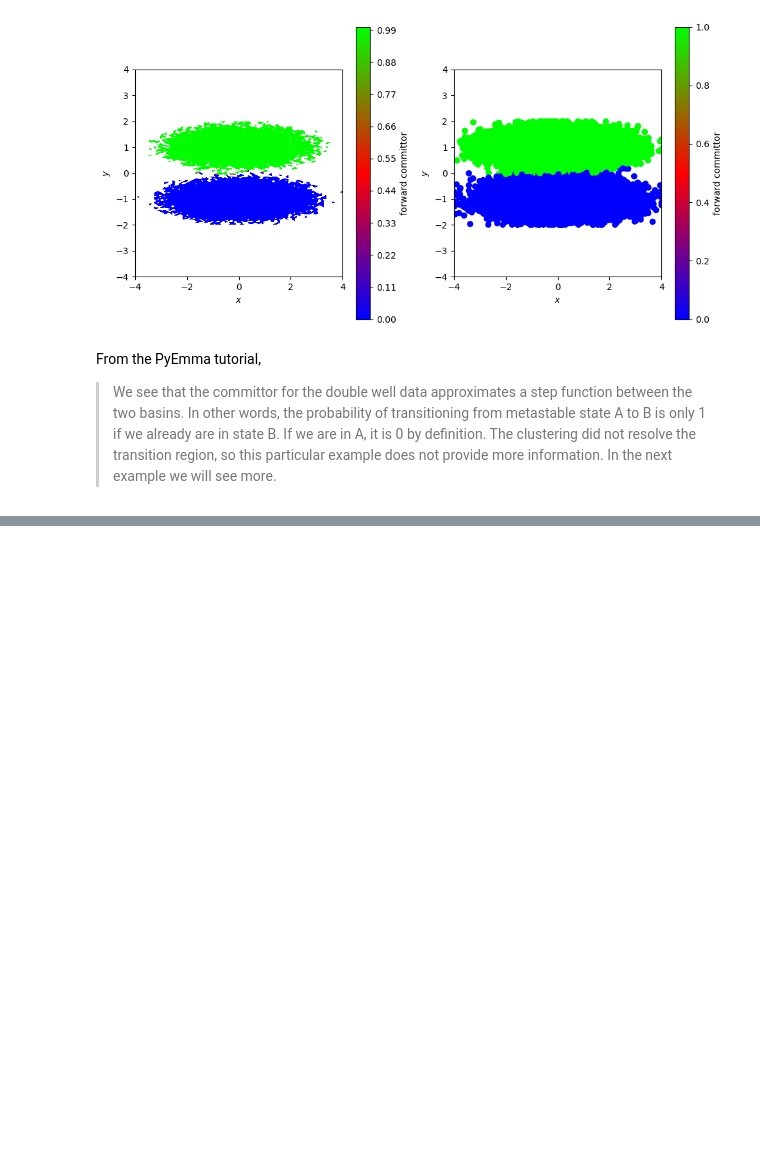
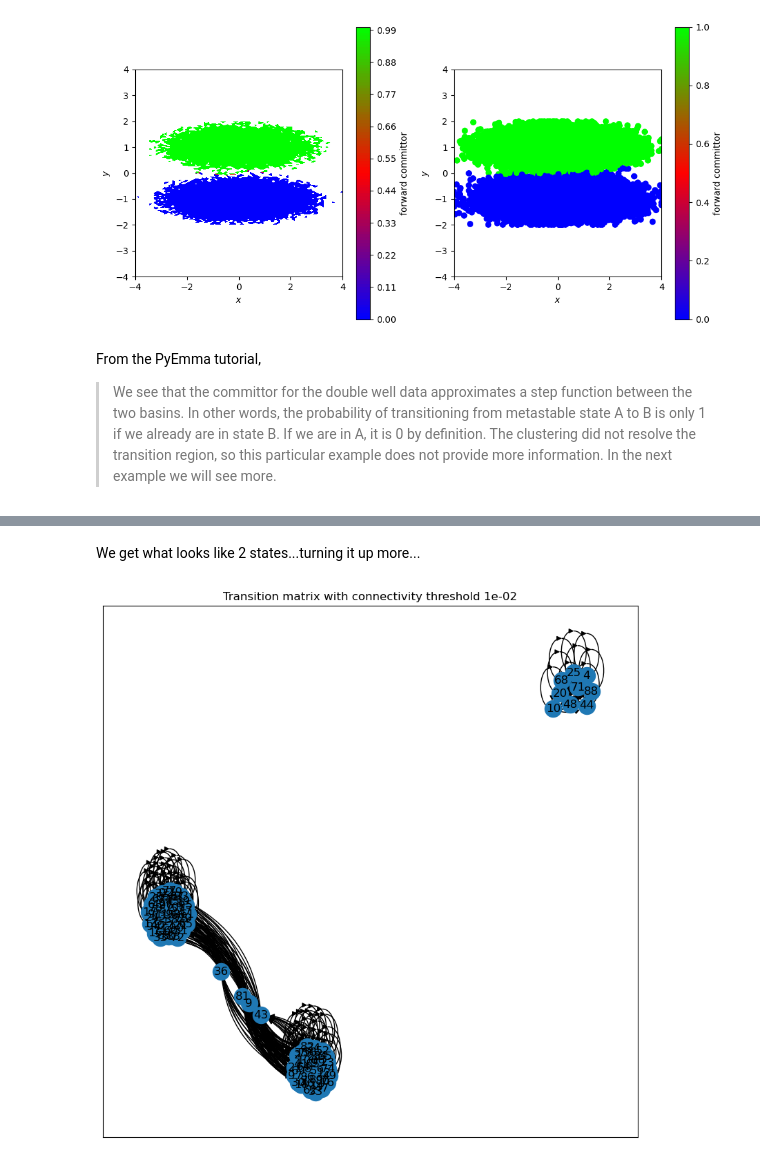
Before and after one commit to Mansbach-Lab/deeptimeMSMs, a Jupyter notebook: step4-PCCA-and-TPT.ipynb, the cells around one changed output, grey strips where cells are left out. Drawn from its saved outputs; the diff is of its cells as text; code cells hidden in the pictures; blank space fills up the shorter version.

```diff
--- a/step4-PCCA-and-TPT.ipynb
+++ b/step4-PCCA-and-TPT.ipynb
@@ -906,0 +996,24 @@ From the PyEmma tutorial,
+# %% [markdown]
+We get what looks like 2 states...turning it up more...
+# %%
+fig, ax = plt.subplots(1, 1, figsize=(10, 10))
+
+threshold = 1e-2
+title = f"Transition matrix with connectivity threshold {threshold:.0e}"
+G = nx.DiGraph()
+ax.set_title(title)
+for i in range(msm.n_states):
+    G.add_node(i, title=f"{i+1}")
+for i in range(msm.n_states):
+    for j in range(msm.n_states):
+        if msm.transition_matrix[i, j] > threshold:
+            G.add_edge(i, j, title=f"{msm.transition_matrix[i, j]:.3e}")
+
+edge_labels = nx.get_edge_attributes(G, 'title')
+pos = nx.fruchterman_reingold_layout(G)
+nx.draw_networkx_nodes(G, pos, ax=ax)
+nx.draw_networkx_labels(G, pos, ax=ax, labels=nx.get_node_attributes(G, 'title'));
+nx.draw_networkx_edges(G, pos, ax=ax, arrowstyle='-|>',
+                       connectionstyle='arc3, rad=0.3');
+# %% [output]
+[figure, added]
```
Also changed, not shown: parts of 37 cells of this notebook.
